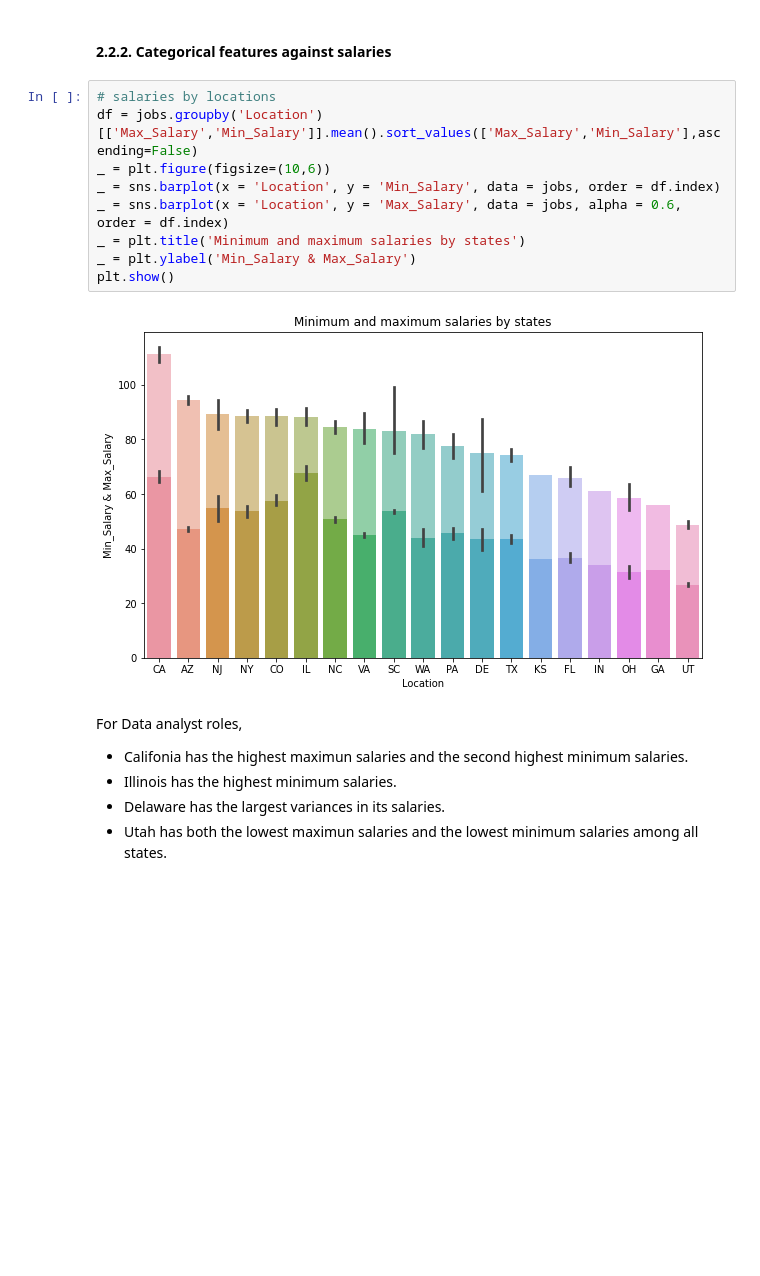
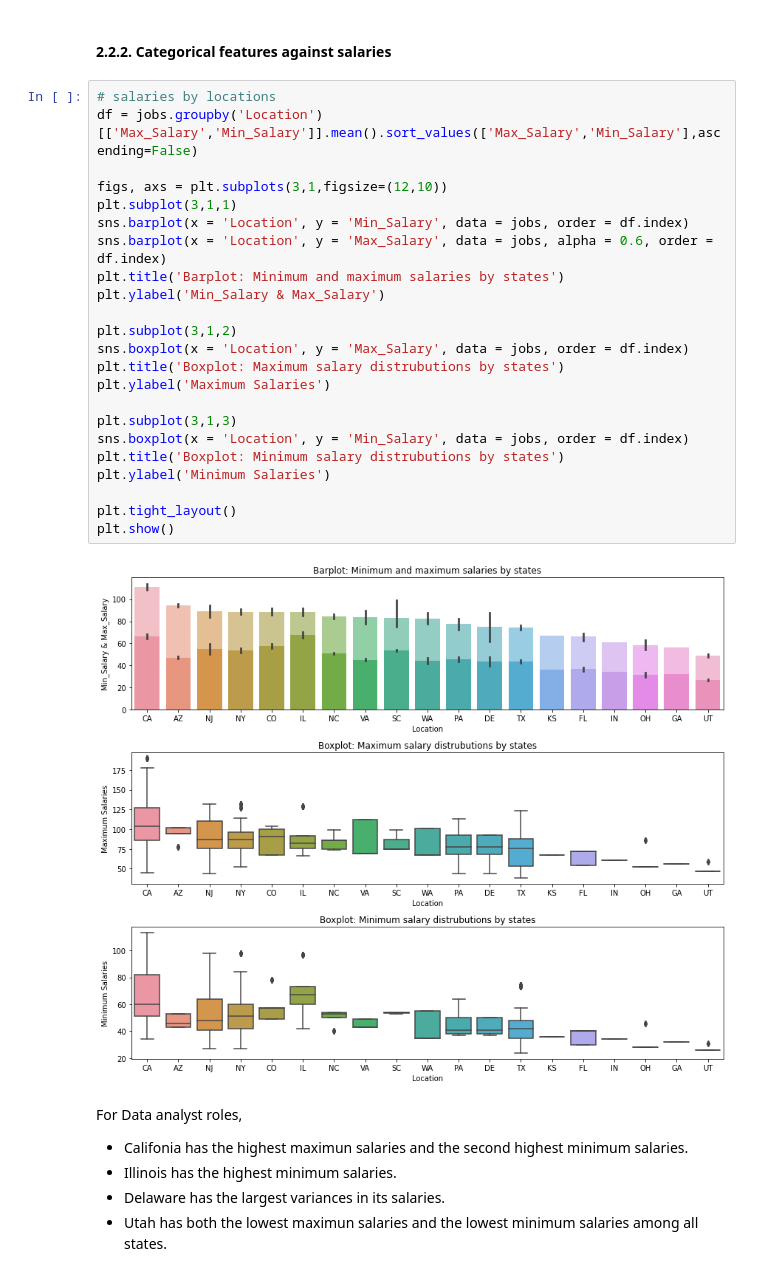
Before and after one commit to abbybby/CapstoneTwo_JobSalaryPrediction, a Jupyter notebook: Exploratory Data Analysis.ipynb, the cells around one changed output. Saved outputs shown, nothing was run; the diff lists cells and outputs as text; blank space fills up the shorter version.

```diff
--- a/Exploratory Data Analysis.ipynb
+++ b/Exploratory Data Analysis.ipynb
@@ -179,14 +179,28 @@ Besides the strong positive linear correlation between Min_Salary and Max_Salary
 # %%
 # salaries by locations
 df = jobs.groupby('Location')[['Max_Salary','Min_Salary']].mean().sort_values(['Max_Salary','Min_Salary'],ascending=False)
-_ = plt.figure(figsize=(10,6))
-_ = sns.barplot(x = 'Location', y = 'Min_Salary', data = jobs, order = df.index)
-_ = sns.barplot(x = 'Location', y = 'Max_Salary', data = jobs, alpha = 0.6, order = df.index)
-_ = plt.title('Minimum and maximum salaries by states')
-_ = plt.ylabel('Min_Salary & Max_Salary')
+
+figs, axs = plt.subplots(3,1,figsize=(12,10))
+plt.subplot(3,1,1)
+sns.barplot(x = 'Location', y = 'Min_Salary', data = jobs, order = df.index)
+sns.barplot(x = 'Location', y = 'Max_Salary', data = jobs, alpha = 0.6, order = df.index)
+plt.title('Barplot: Minimum and maximum salaries by states')
+plt.ylabel('Min_Salary & Max_Salary')
+
+plt.subplot(3,1,2)
+sns.boxplot(x = 'Location', y = 'Max_Salary', data = jobs, order = df.index)
+plt.title('Boxplot: Maximum salary distrubutions by states')
+plt.ylabel('Maximum Salaries')
+
+plt.subplot(3,1,3)
+sns.boxplot(x = 'Location', y = 'Min_Salary', data = jobs, order = df.index)
+plt.title('Boxplot: Minimum salary distrubutions by states')
+plt.ylabel('Minimum Salaries')
+
+plt.tight_layout()
 plt.show()
 # %% [output]
-[figure, old version]
+[figure, new version]
 # %% [markdown]
 For Data analyst roles,
 - Califonia has the highest maximun salaries and the second highest minimum salaries.
```
Also changed, not shown: parts of 22 cells of this notebook.
